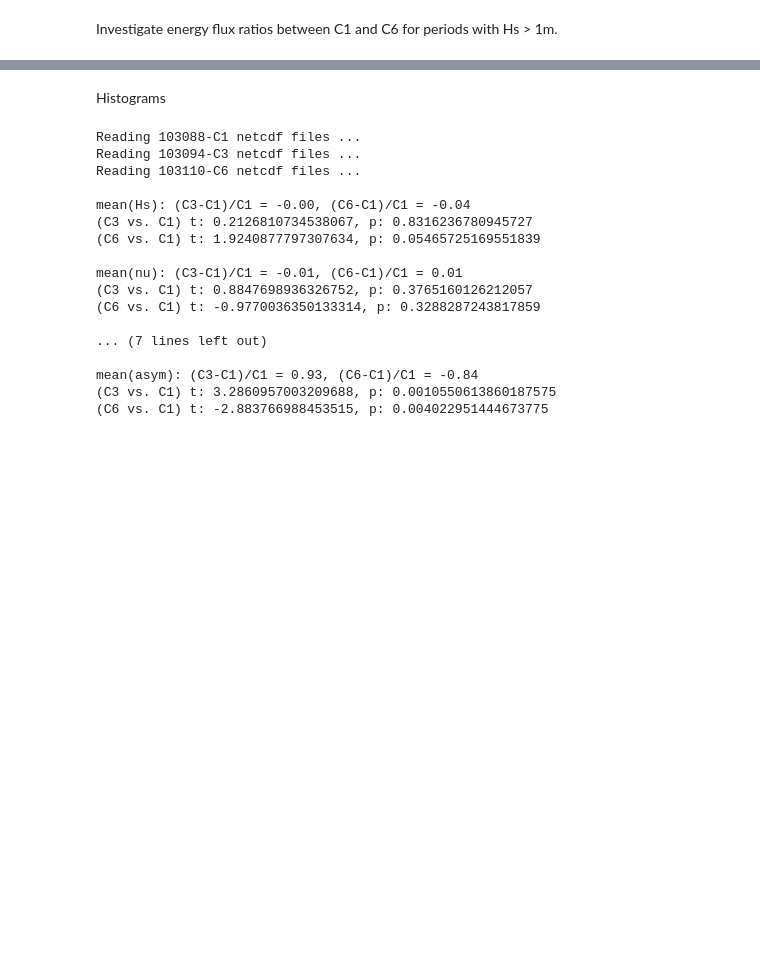
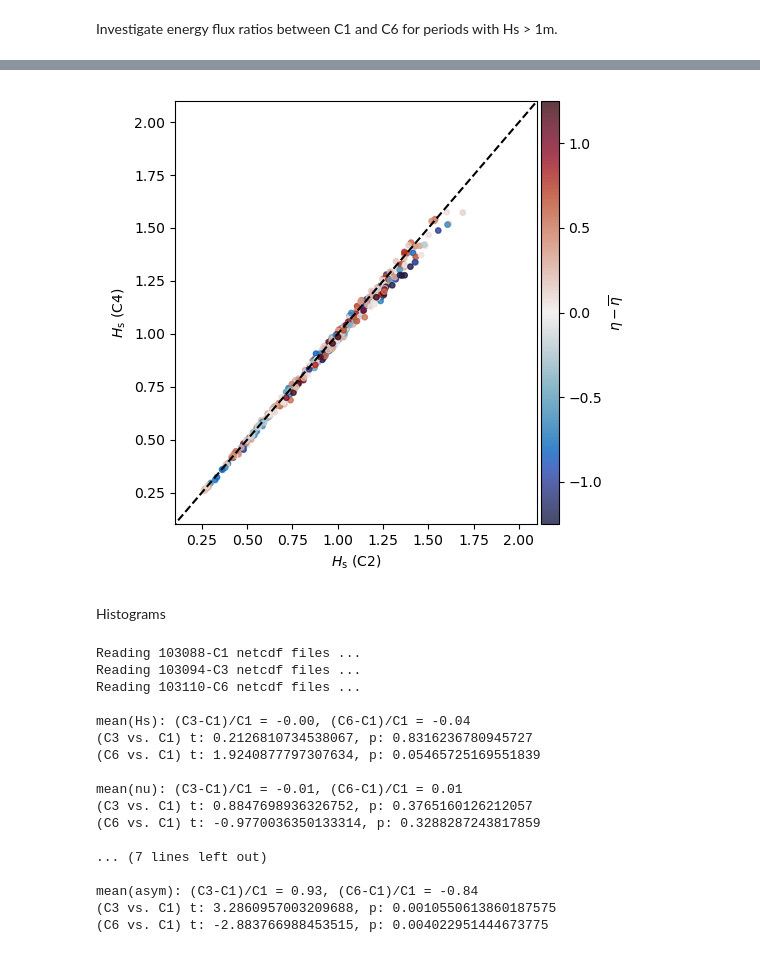
Before and after one commit to mikapm/pyROXSI, a Jupyter notebook: roxsi_pyfuns/notebooks/cross_shore_spectra.ipynb, the cells around one changed output, grey strips where cells are left out. Cells and saved outputs as stored; diff of their text form; code cells hidden in the pictures; blank space fills up the shorter version.

```diff
--- a/roxsi_pyfuns/notebooks/cross_shore_spectra.ipynb
+++ b/roxsi_pyfuns/notebooks/cross_shore_spectra.ipynb
@@ -455,3 +833,25 @@ Coordinates:
+# %%
+fig, ax = plt.subplots(figsize=(5.5,5))
+im = ax.scatter(spec_vec['C2'].Hm0, spec_vec['C4'].Hm0, c=spec_vec['C2'].msl_dev.values,
+    cmap=cmocean.cm.balance, s=15, alpha=0.8, vmin=-1.25, vmax=1.25)
+# One-to-one line
+x0 = 0
+x1 = 2.25
+ax.plot(np.linspace(x0, x1), np.linspace(x0, x1), color='k', linestyle='--')
+
+ax.set_xlabel(r'$H_\mathrm{s}$ (C2)')
+ax.set_ylabel(r'$H_\mathrm{s}$ (C4)')
+ax.set_xlim([0.1, 2.1])
+ax.set_ylim([0.1, 2.1])
+
+# Colorbar
+cax = ax.inset_axes([1.01, 0.00, 0.05, 1.0], transform=ax.transAxes)
+cbar = fig.colorbar(im, cax=cax, label=r'$\eta - \overline{\eta}$')
+
+plt.tight_layout()
+plt.show()
+# %% [output]
+[figure, added]
 # %% [markdown]
 Histograms
 # %%
```
Also changed, not shown: parts of 10 cells of this notebook.
